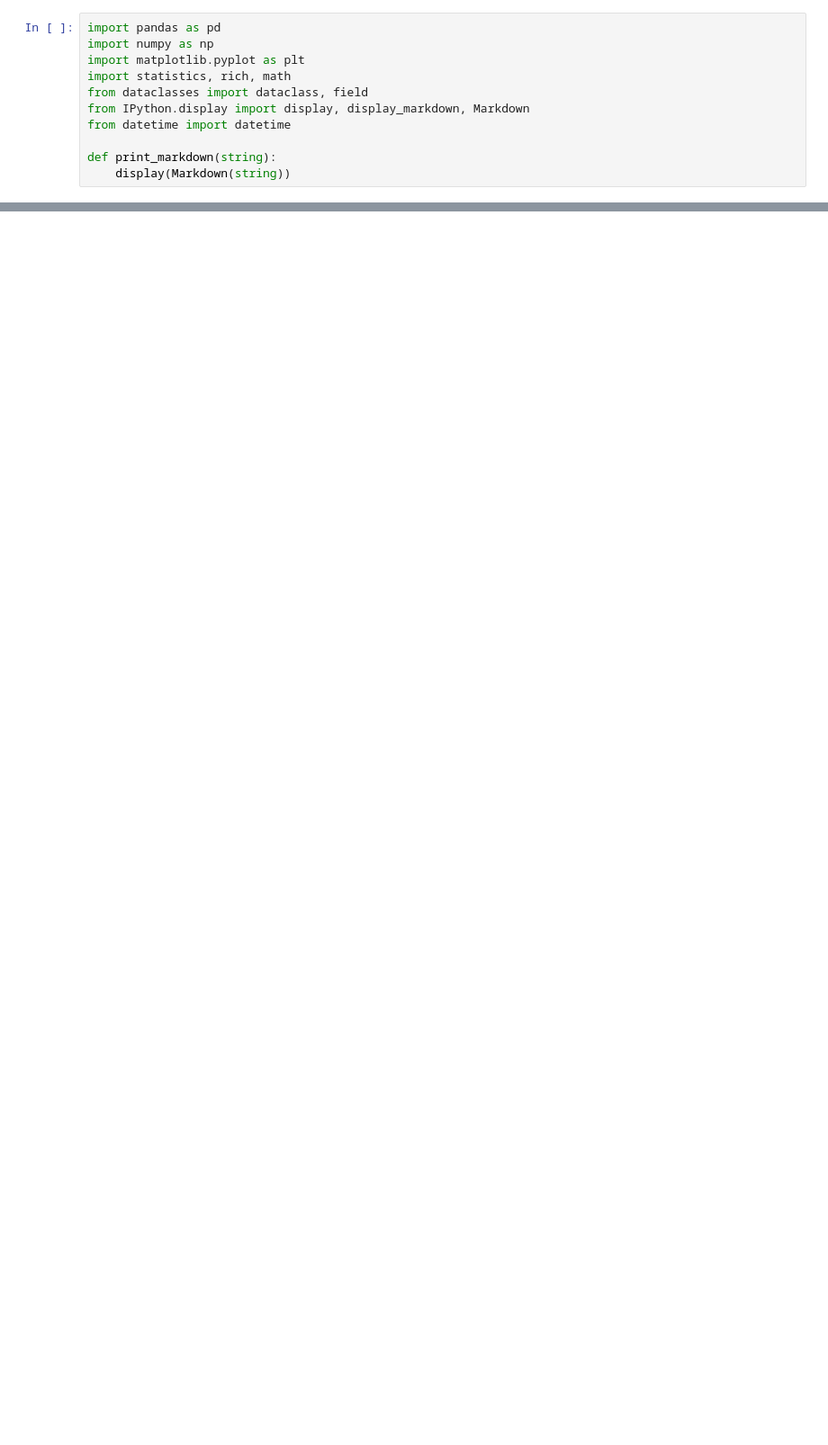
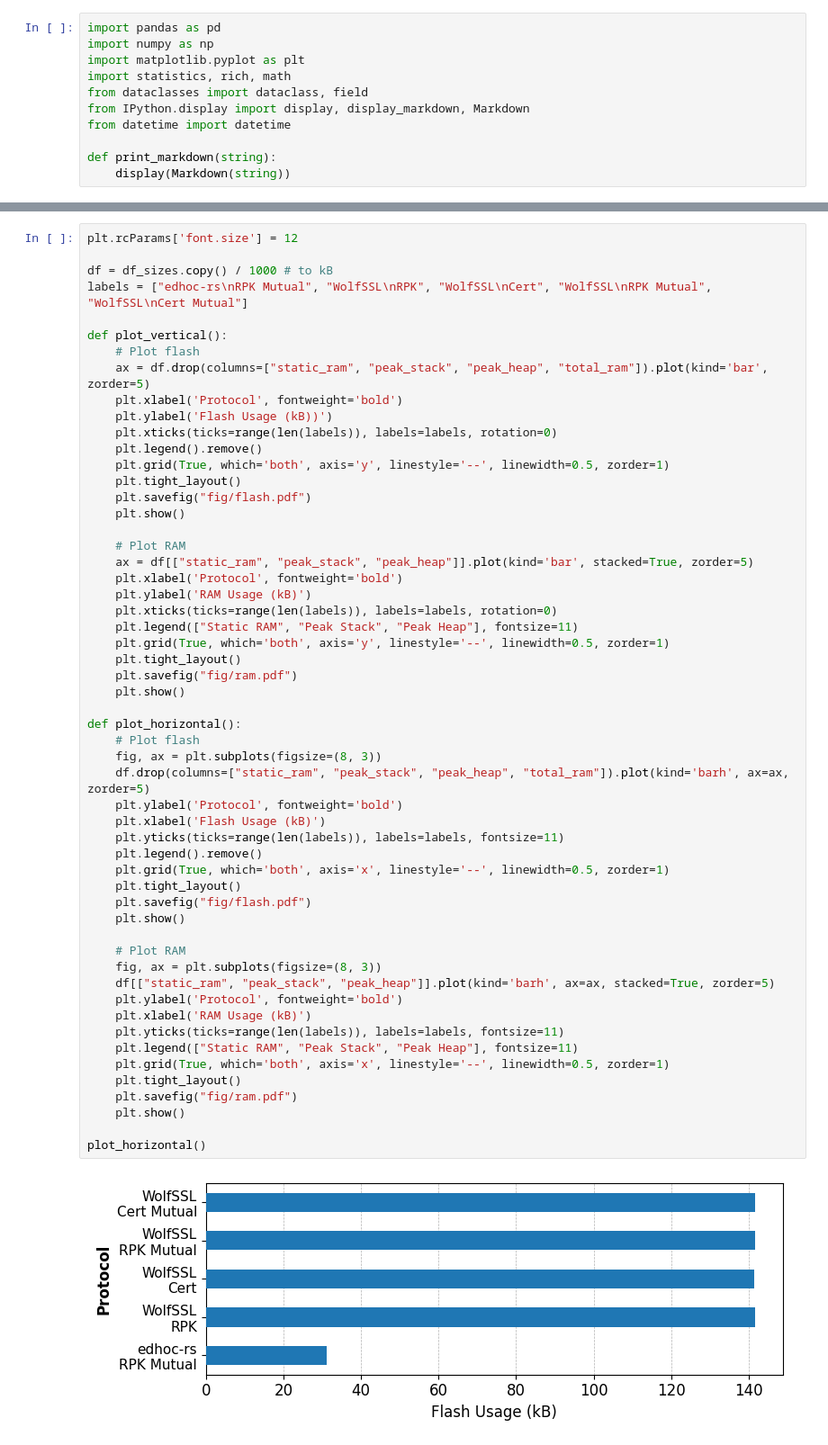
Before and after one commit to geonnave/edhoc-dtls-comparison, a Jupyter notebook: analysis/comparison.ipynb, the cells around one changed output, grey strips where cells are left out. Shown at 90% size. Cells and saved outputs as stored; diff of their text form; blank space fills up the shorter version.

```diff
--- a/analysis/comparison.ipynb
+++ b/analysis/comparison.ipynb
@@ -680,0 +673,57 @@ Chart:
+# %%
+plt.rcParams['font.size'] = 12
+
+df = df_sizes.copy() / 1000 # to kB
+labels = ["edhoc-rs\nRPK Mutual", "WolfSSL\nRPK", "WolfSSL\nCert", "WolfSSL\nRPK Mutual", "WolfSSL\nCert Mutual"]
+
+def plot_vertical():
+    # Plot flash
+    ax = df.drop(columns=["static_ram", "peak_stack", "peak_heap", "total_ram"]).plot(kind='bar', zorder=5)
+    plt.xlabel('Protocol', fontweight='bold')
+    plt.ylabel('Flash Usage (kB))')
+    plt.xticks(ticks=range(len(labels)), labels=labels, rotation=0)
+    plt.legend().remove()
+    plt.grid(True, which='both', axis='y', linestyle='--', linewidth=0.5, zorder=1)
+    plt.tight_layout()
+    plt.savefig("fig/flash.pdf")
+    plt.show()
+
+    # Plot RAM
+    ax = df[["static_ram", "peak_stack", "peak_heap"]].plot(kind='bar', stacked=True, zorder=5)
+    plt.xlabel('Protocol', fontweight='bold')
+    plt.ylabel('RAM Usage (kB)')
+    plt.xticks(ticks=range(len(labels)), labels=labels, rotation=0)
+    plt.legend(["Static RAM", "Peak Stack", "Peak Heap"], fontsize=11)
+    plt.grid(True, which='both', axis='y', linestyle='--', linewidth=0.5, zorder=1)
+    plt.tight_layout()
+    plt.savefig("fig/ram.pdf")
+    plt.show()
+
+def plot_horizontal():
+    # Plot flash
+    fig, ax = plt.subplots(figsize=(8, 3))
+    df.drop(columns=["static_ram", "peak_stack", "peak_heap", "total_ram"]).plot(kind='barh', ax=ax, zorder=5)
+    plt.ylabel('Protocol', fontweight='bold')
+    plt.xlabel('Flash Usage (kB)')
+    plt.yticks(ticks=range(len(labels)), labels=labels, fontsize=11)
+    plt.legend().remove()
+    plt.grid(True, which='both', axis='x', linestyle='--', linewidth=0.5, zorder=1)
+    plt.tight_layout()
+    plt.savefig("fig/flash.pdf")
+    plt.show()
+
+    # Plot RAM
+    fig, ax = plt.subplots(figsize=(8, 3))
+    df[["static_ram", "peak_stack", "peak_heap"]].plot(kind='barh', ax=ax, stacked=True, zorder=5)
+    plt.ylabel('Protocol', fontweight='bold')
+    plt.xlabel('RAM Usage (kB)')
+    plt.yticks(ticks=range(len(labels)), labels=labels, fontsize=11)
+    plt.legend(["Static RAM", "Peak Stack", "Peak Heap"], fontsize=11)
+    plt.grid(True, which='both', axis='x', linestyle='--', linewidth=0.5, zorder=1)
+    plt.tight_layout()
+    plt.savefig("fig/ram.pdf")
+    plt.show()
+
+plot_horizontal()
+# %% [output]
+[figure, added]
```
Also changed, not shown: parts of 9 cells of this notebook, 1 other file.
